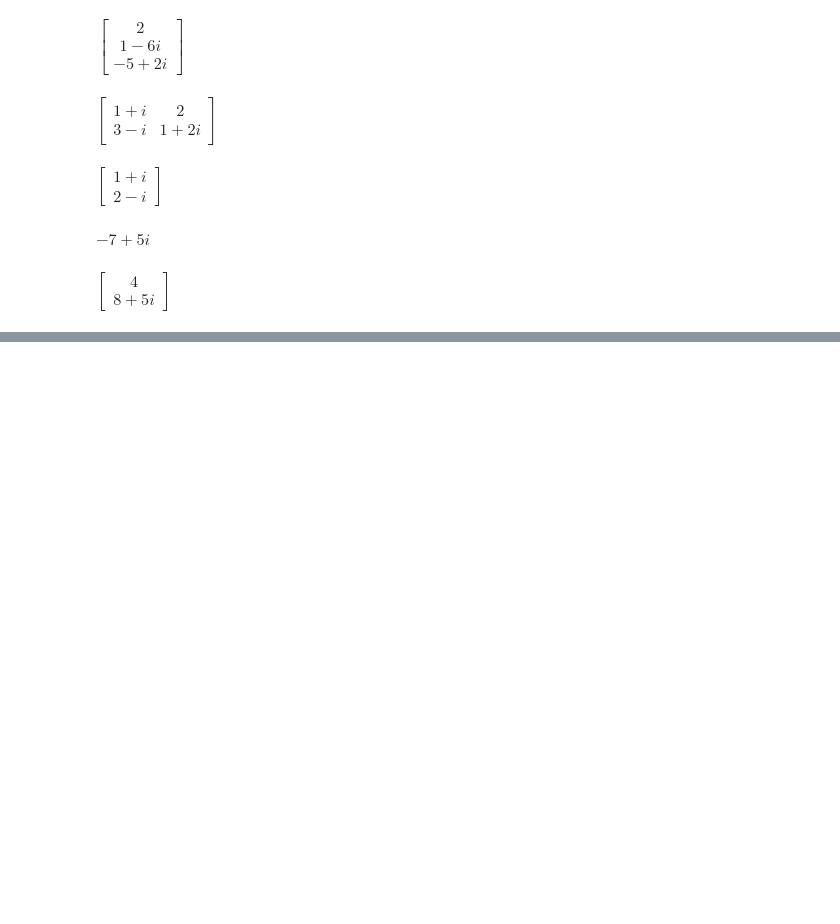
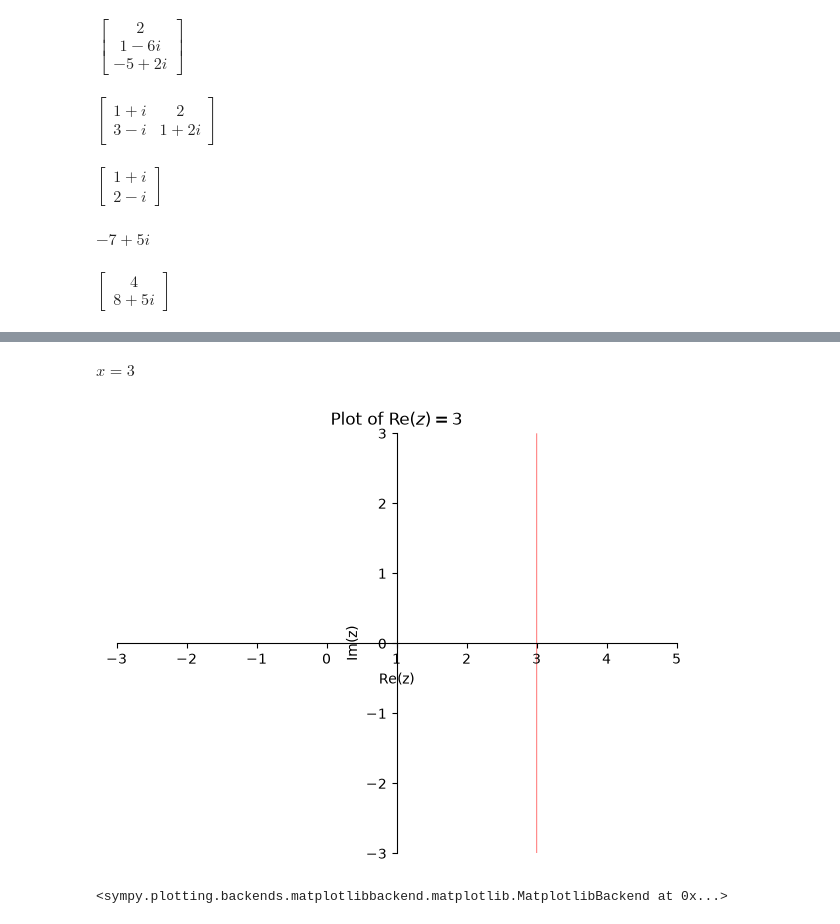
Before and after one commit to code4multiverse/Linear-Algebra, a Jupyter notebook: 009 Exam/001 Complex Number/1 sympy.ipynb, the cells around one changed output, grey strips where cells are left out. Drawn from its saved outputs; the diff is of its cells as text; code cells hidden in the pictures; blank space fills up the shorter version.

```diff
--- a/009 Exam/001 Complex Number/1 sympy.ipynb
+++ b/009 Exam/001 Complex Number/1 sympy.ipynb
@@ -391,0 +452,15 @@ $\displaystyle \left[\begin{matrix}4\\8 + 5 i\end{matrix}\right]$
+# %%
+#47
+
+# Draw the vertical line Re(z) = 3 using sympy (i.e., x = 3)
+expr_re3 = sp.Eq(x, 3)
+display(expr_re3)
+
+sp.plot_implicit(expr_re3, (x, -3, 5), (y, -3, 3),
+                 xlabel="Re(z)", ylabel="Im(z)",
+                 title=r"Plot of $\operatorname{Re}(z) = 3$",
+                 line_color='red', show=True, aspect_ratio=(1, 1))
+# %% [output]
+$\displaystyle x = 3$
+[figure, added]
+<sympy.plotting.backends.matplotlibbackend.matplotlib.MatplotlibBackend at 0x...>
```
Also changed, not shown: parts of 10 cells of this notebook.
